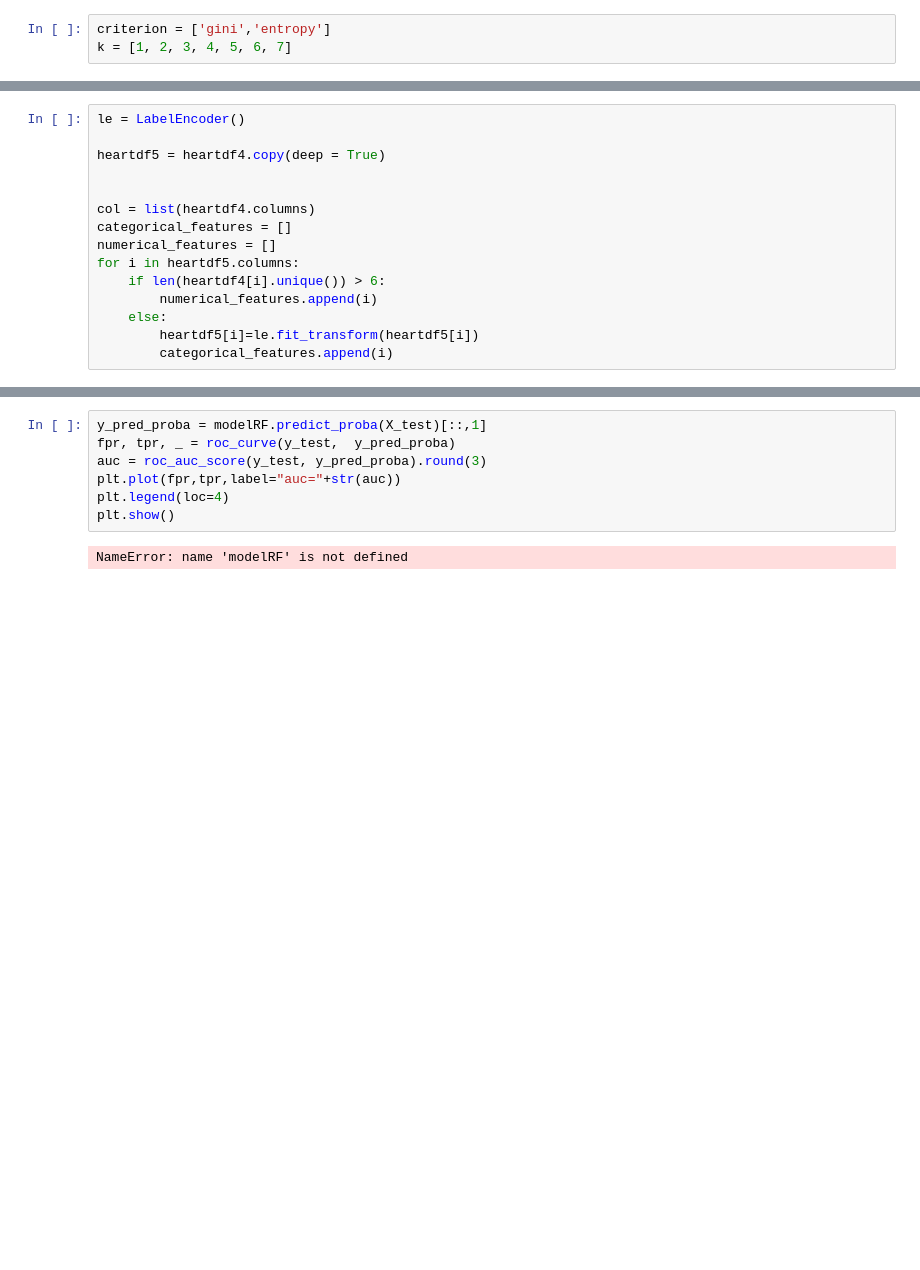
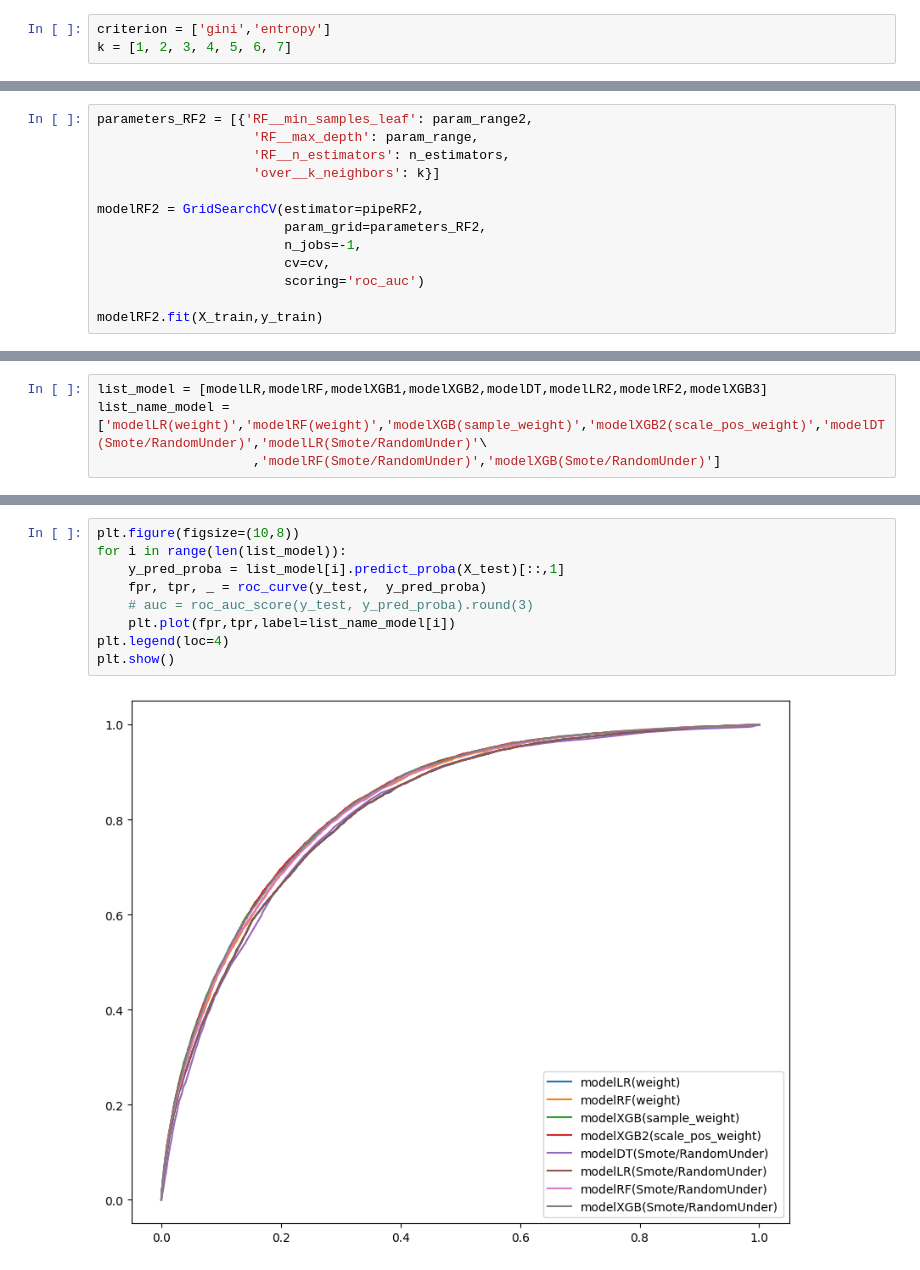
Before and after one commit to ShaniBron/Final-Project-Heart-diseases, a Jupyter notebook: Model.ipynb, the cells around one changed output, grey strips where cells are left out. Cells and saved outputs as stored; diff of their text form; blank space fills up the shorter version.

```diff
--- a/Model.ipynb
+++ b/Model.ipynb
@@ -528,2 +556,15 @@ Recall: 0.767
 ROC AUC: 0.823
 PR Curve: 0.324
+# %%
+parameters_RF2 = [{'RF__min_samples_leaf': param_range2,
+                    'RF__max_depth': param_range,
+                    'RF__n_estimators': n_estimators,
+                    'over__k_neighbors': k}]
+
+modelRF2 = GridSearchCV(estimator=pipeRF2,
+                        param_grid=parameters_RF2,
+                        n_jobs=-1,
+                        cv=cv,
+                        scoring='roc_auc')
+
+modelRF2.fit(X_train,y_train)
@@ -627,15 +662,0 @@ Test PR Curve: 0.228
-# %%
-le = LabelEncoder()
-
-heartdf5 = heartdf4.copy(deep = True)
-
-
-col = list(heartdf4.columns)
-categorical_features = []
-numerical_features = []
-for i in heartdf5.columns:
-    if len(heartdf4[i].unique()) > 6:
-        numerical_features.append(i)
-    else:
-        heartdf5[i]=le.fit_transform(heartdf5[i])
-        categorical_features.append(i)
@@ -872,0 +663,4 @@ With a Recall of 0.614, AUC 0.734 and PR 0.214
+# %%
+list_model = [modelLR,modelRF,modelXGB1,modelXGB2,modelDT,modelLR2,modelRF2,modelXGB3]
+list_name_model = ['modelLR(weight)','modelRF(weight)','modelXGB(sample_weight)','modelXGB2(scale_pos_weight)','modelDT(Smote/RandomUnder)','modelLR(Smote/RandomUnder)'\
+                    ,'modelRF(Smote/RandomUnder)','modelXGB(Smote/RandomUnder)']
@@ -873,9 +681,11 @@ With a Recall of 0.614, AUC 0.734 and PR 0.214
 # %%
-y_pred_proba = modelRF.predict_proba(X_test)[::,1]
-fpr, tpr, _ = roc_curve(y_test,  y_pred_proba)
-auc = roc_auc_score(y_test, y_pred_proba).round(3)
-plt.plot(fpr,tpr,label="auc="+str(auc))
+plt.figure(figsize=(10,8))
+for i in range(len(list_model)):
+    y_pred_proba = list_model[i].predict_proba(X_test)[::,1]
+    fpr, tpr, _ = roc_curve(y_test,  y_pred_proba)
+    # auc = roc_auc_score(y_test, y_pred_proba).round(3)
+    plt.plot(fpr,tpr,label=list_name_model[i])
 plt.legend(loc=4)
 plt.show()
 # %% [output]
-NameError: name 'modelRF' is not defined
+[figure, added]
```
Also changed, not shown: parts of 56 cells of this notebook, 1 other file.
